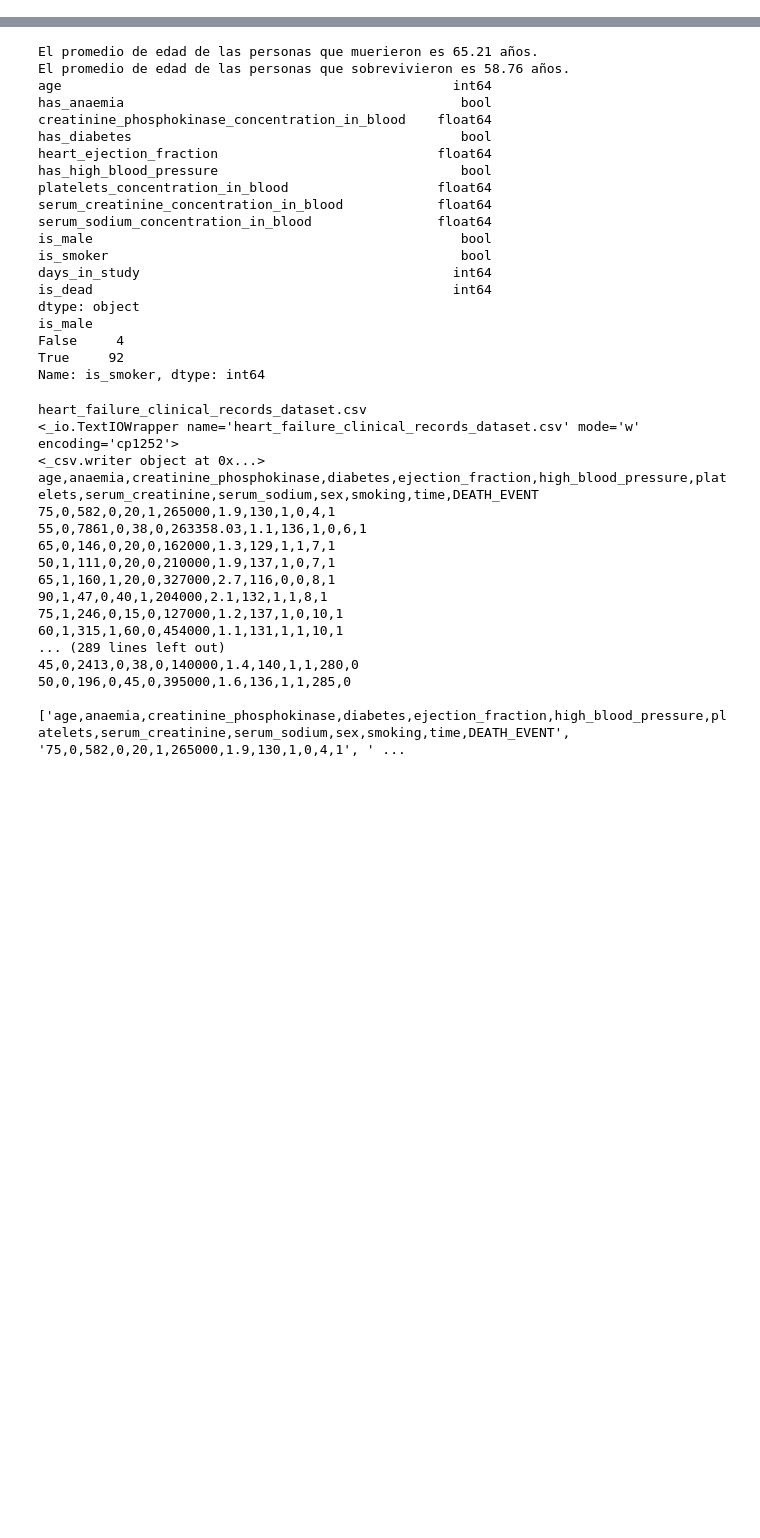
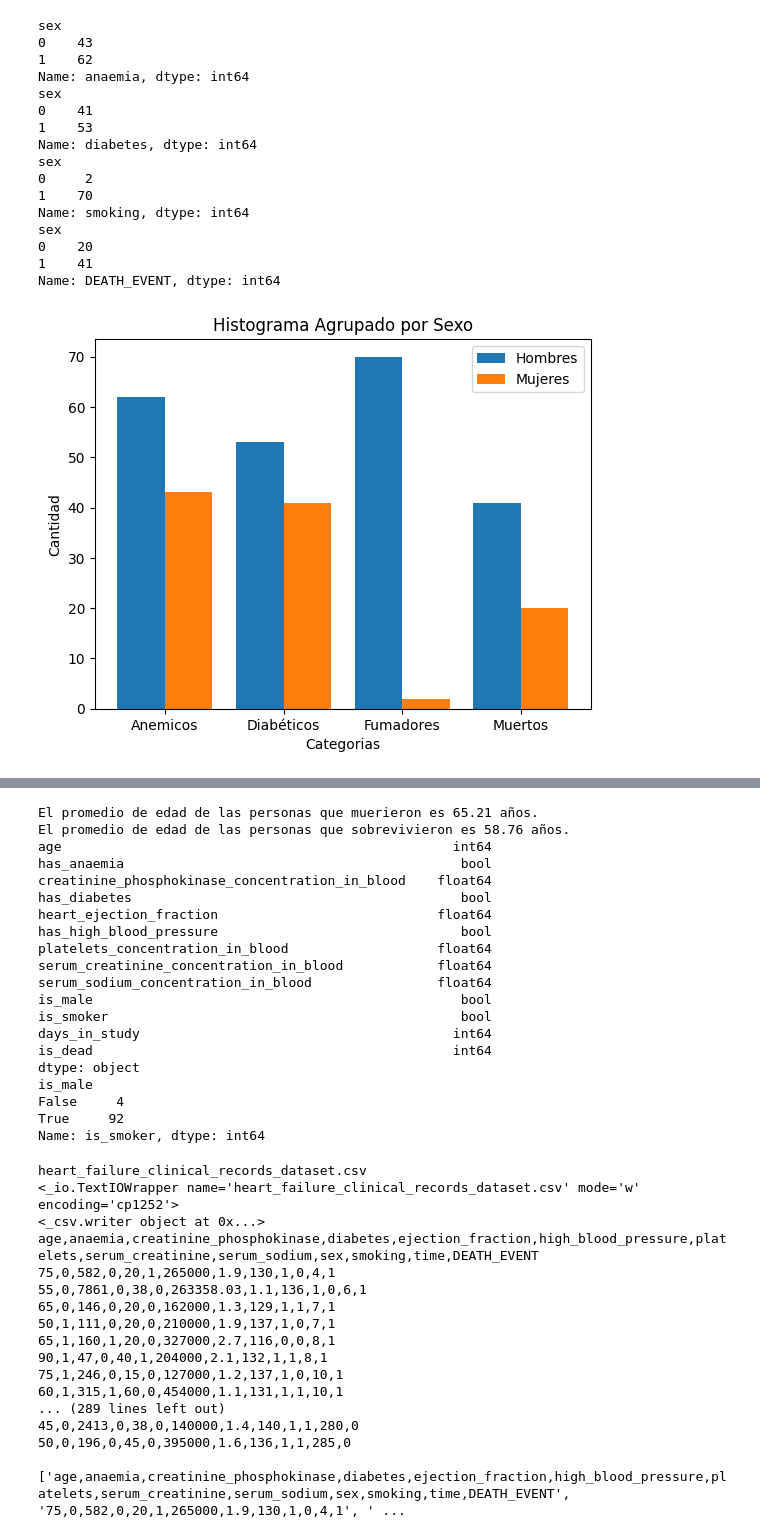
Before and after one commit to JeisonDanielMoncada/Proyecto_integrador_procesar_datoss, a Jupyter notebook: borrador.ipynb, the cells around one changed output, grey strips where cells are left out. Cells and saved outputs as stored; diff of their text form; code cells hidden in the pictures; blank space fills up the shorter version.

```diff
--- a/borrador.ipynb
+++ b/borrador.ipynb
@@ -40,0 +73,56 @@ print(promedio_edad)
+# %%
+import numpy as np
+import matplotlib.pyplot as plt
+import pandas as pd
+
+df = pd.read_csv('heart_failure_clear.csv')
+
+# Definir los datos de los hombre y mujeres que son anemmicos, diabeticos, fumadores y muertos
+df_anaemia = df.groupby("sex")["anaemia"].sum()
+df_diabetes = df.groupby("sex")["diabetes"].sum()
+df_smoking = df.groupby("sex")["smoking"].sum()
+df_dead = df.groupby("sex")["DEATH_EVENT"].sum()
+
+print(df_anaemia)
+print(df_diabetes)
+print(df_smoking)
+print(df_dead)
+df_total_hom= [df_anaemia[1],df_diabetes[1],df_smoking[1], df_dead[1]]
+df_total_muje = [df_anaemia[0],df_diabetes[0],df_smoking[0], df_dead[0]]
+# # Definir las etiquetas del eje x
+etiquetas = ["Anemicos", "Diabéticos", "Fumadores", "Muertos"]
+
+# # Definir el ancho de las barras
+ancho = 0.4
+
+# # Crear el gráfico de barras
+plt.bar(etiquetas, df_total_hom, width=-ancho, align='edge', label='Hombres')
+plt.bar(etiquetas, df_total_muje,width=ancho, align='edge', label='Mujeres')
+
+
+# # Añadir la leyenda
+plt.legend()
+plt.title('Histograma Agrupado por Sexo')
+plt.xlabel('Categorias')
+plt.ylabel('Cantidad')
+
+# # Mostrar el gráfico
+plt.show()
+# %% [output]
+sex
+0    43
+1    62
+Name: anaemia, dtype: int64
+sex
+0    41
+1    53
+Name: diabetes, dtype: int64
+sex
+0     2
+1    70
+Name: smoking, dtype: int64
+sex
+0    20
+1    41
+Name: DEATH_EVENT, dtype: int64
+[figure, added]
```
Also changed, not shown: parts of 12 cells of this notebook, 4 other files.
